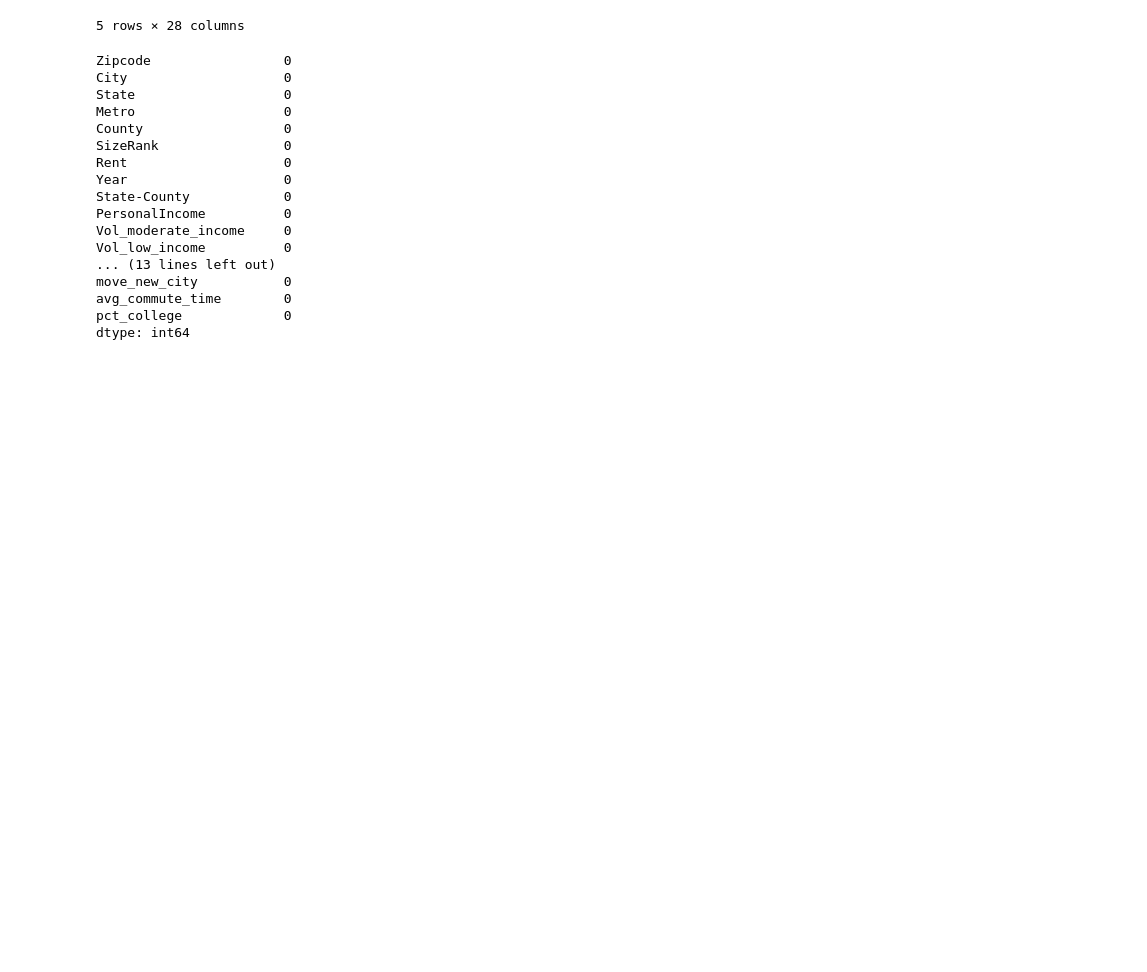
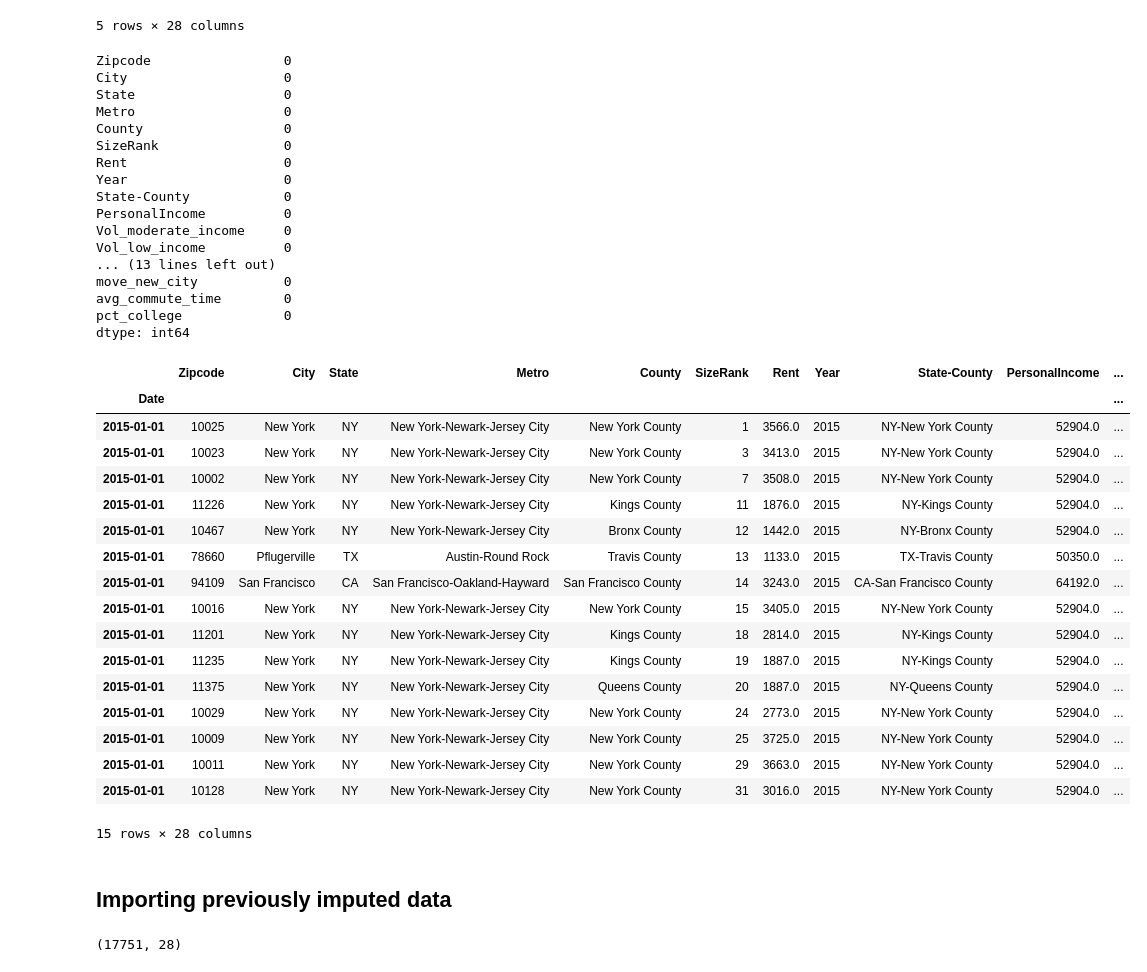
Before and after one commit to EugeniaDickson/zillow_rent_index, a Jupyter notebook: DouglasPizac/rent_model.ipynb, the cells around one changed output. Saved outputs shown, nothing was run; the diff lists cells and outputs as text; code cells hidden in the pictures; blank space fills up the shorter version.

```diff
--- a/DouglasPizac/rent_model.ipynb
+++ b/DouglasPizac/rent_model.ipynb
@@ -94,3 +94,26 @@ move_new_city           0
 avg_commute_time        0
 pct_college             0
 dtype: int64
+# %%
+zillow_data.head(15)
+# %% [output]
+|  | Zipcode | City | State | Metro | County | SizeRank | Rent | Year | State-County | PersonalIncome | ... |
+| Date |  |  |  |  |  |  |  |  |  |  | ... |
+| 2015-01-01 | 10025 | New York | NY | New York-Newark-Jersey City | New York County | 1 | 3566.0 | 2015 | NY-New York County | 52904.0 | ... |
+| 2015-01-01 | 10023 | New York | NY | New York-Newark-Jersey City | New York County | 3 | 3413.0 | 2015 | NY-New York County | 52904.0 | ... |
+| 2015-01-01 | 10002 | New York | NY | New York-Newark-Jersey City | New York County | 7 | 3508.0 | 2015 | NY-New York County | 52904.0 | ... |
+| 2015-01-01 | 11226 | New York | NY | New York-Newark-Jersey City | Kings County | 11 | 1876.0 | 2015 | NY-Kings County | 52904.0 | ... |
+| 2015-01-01 | 10467 | New York | NY | New York-Newark-Jersey City | Bronx County | 12 | 1442.0 | 2015 | NY-Bronx County | 52904.0 | ... |
+| 2015-01-01 | 78660 | Pflugerville | TX | Austin-Round Rock | Travis County | 13 | 1133.0 | 2015 | TX-Travis County | 50350.0 | ... |
+| 2015-01-01 | 94109 | San Francisco | CA | San Francisco-Oakland-Hayward | San Francisco County | 14 | 3243.0 | 2015 | CA-San Francisco County | 64192.0 | ... |
+| 2015-01-01 | 10016 | New York | NY | New York-Newark-Jersey City | New York County | 15 | 3405.0 | 2015 | NY-New York County | 52904.0 | ... |
+| 2015-01-01 | 11201 | New York | NY | New York-Newark-Jersey City | Kings County | 18 | 2814.0 | 2015 | NY-Kings County | 52904.0 | ... |
+| 2015-01-01 | 11235 | New York | NY | New York-Newark-Jersey City | Kings County | 19 | 1887.0 | 2015 | NY-Kings County | 52904.0 | ... |
+| 2015-01-01 | 11375 | New York | NY | New York-Newark-Jersey City | Queens County | 20 | 1887.0 | 2015 | NY-Queens County | 52904.0 | ... |
+| 2015-01-01 | 10029 | New York | NY | New York-Newark-Jersey City | New York County | 24 | 2773.0 | 2015 | NY-New York County | 52904.0 | ... |
+| 2015-01-01 | 10009 | New York | NY | New York-Newark-Jersey City | New York County | 25 | 3725.0 | 2015 | NY-New York County | 52904.0 | ... |
+| 2015-01-01 | 10011 | New York | NY | New York-Newark-Jersey City | New York County | 29 | 3663.0 | 2015 | NY-New York County | 52904.0 | ... |
+| 2015-01-01 | 10128 | New York | NY | New York-Newark-Jersey City | New York County | 31 | 3016.0 | 2015 | NY-New York County | 52904.0 | ... |
+15 rows × 28 columns
+# %% [markdown]
+## Importing previously imputed data
@@ -96,0 +124,4 @@ dtype: int64
+# %%
+zillow_data.shape
+# %% [output]
+(17751, 28)
```
Also changed, not shown: parts of 23 cells of this notebook.
